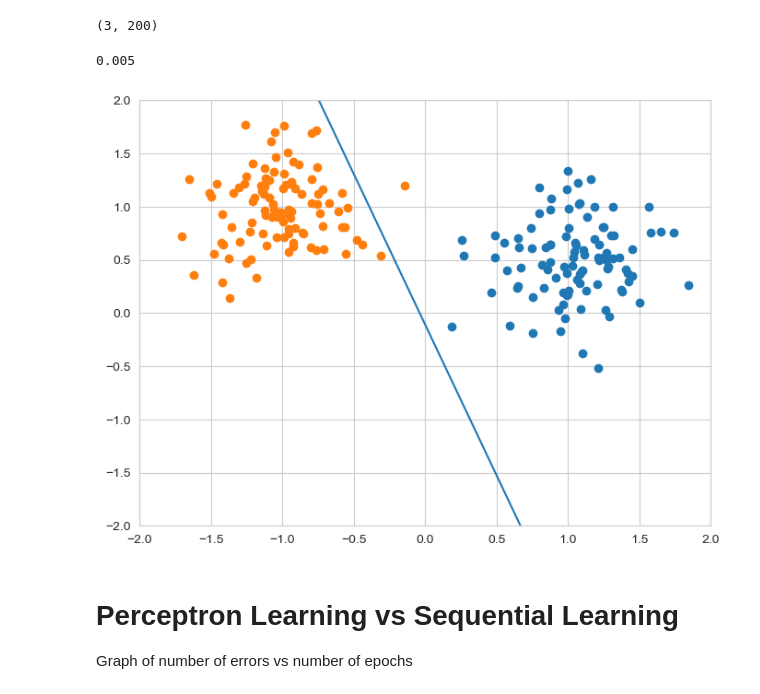
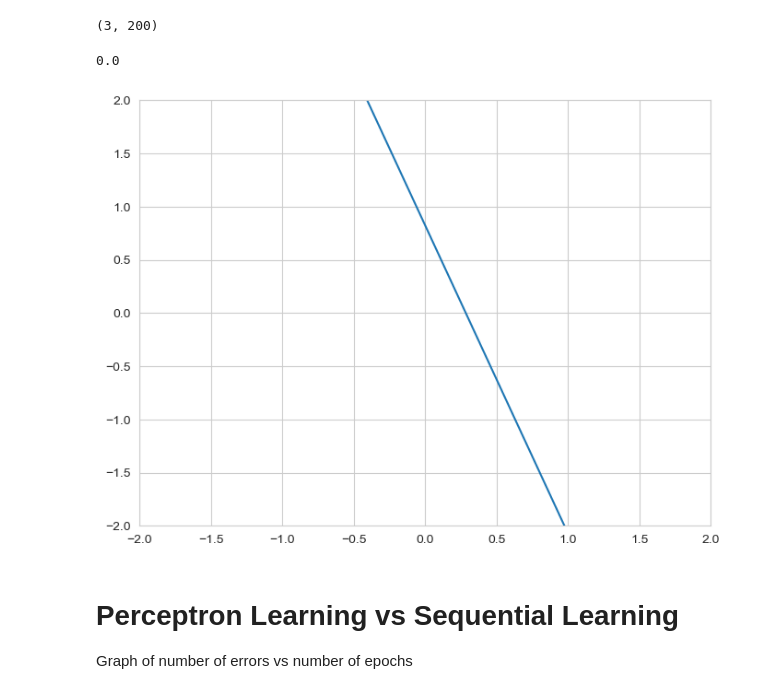
Before and after one commit to Pwspang/DD2437-ANN, a Jupyter notebook: Lab 1.ipynb, the cells around one changed output. Saved outputs shown, nothing was run; the diff lists cells and outputs as text; code cells hidden in the pictures.

```diff
--- a/Lab 1.ipynb
+++ b/Lab 1.ipynb
@@ -95,7 +95,7 @@ class NN:
         return np.count_nonzero(result==0)/self.label.shape[1]
 
     def display_graph(self, plt):
-        if self.lr == 0.001:
+        if self.lr == 1:
             plt.scatter(x=classA[0], y=classA[1])
             plt.scatter(x=classB[0], y=classB[1])
 
@@ -140,37 +140,37 @@ class NN:
     def train_sequential(self, epoch: int) -> None:
 
         indexes = [i for i in range(self.x.shape[1])]
         for i in range(epoch):
             random.shuffle(indexes)
             for index in indexes:
                 train_loss = self.sequential_error(index)
                 if np.isinf(train_loss).any():
                     continue
                 self.weights += train_loss
                 if self.get_ratio_error() == 0:
                     break
             self.learning.append(self.get_ratio_error())
 
 
             if self.get_ratio_error() == 0:
                 break
         #self.display_graph()
 
 
 t = NN(2, 0.001, dataset, label, np.random.randn(1, 2+1))
-#t.train_batch(50)
+t.train_batch(50)
 #t.train_sequential(50)
-t.train_perceptron_learning(50)
+#t.train_perceptron_learning(50)
 fig, axs = plt.subplots(1, 1, figsize=(8, 6))
 #l = t.get_learning()
 #print(l)
 t.display_graph(axs)
 t.get_ratio_error()
 
 #t.batch_error()
 # %% [output]
-0.005
+0.0
-[figure, old version]
+[figure, new version]
 # %% [markdown]
 # Perceptron Learning vs Sequential Learning
 
```
Also changed, not shown: parts of 6 cells of this notebook, 1 other file.
